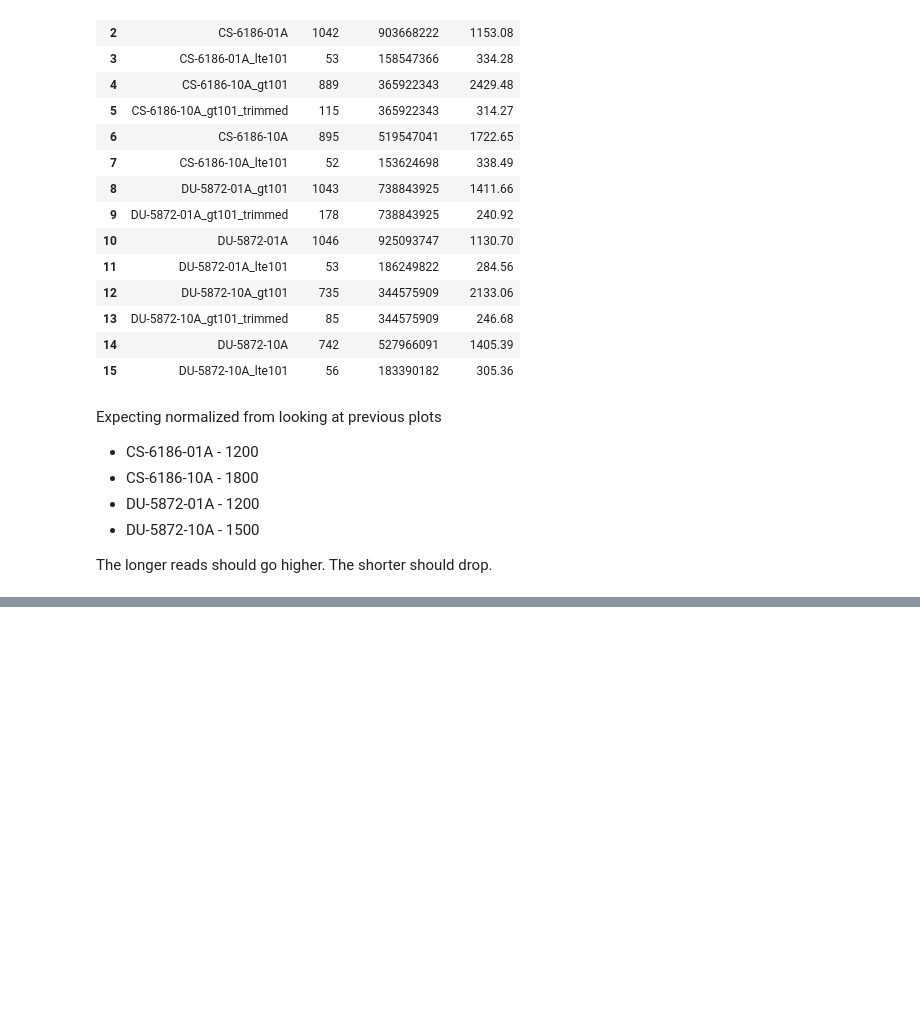
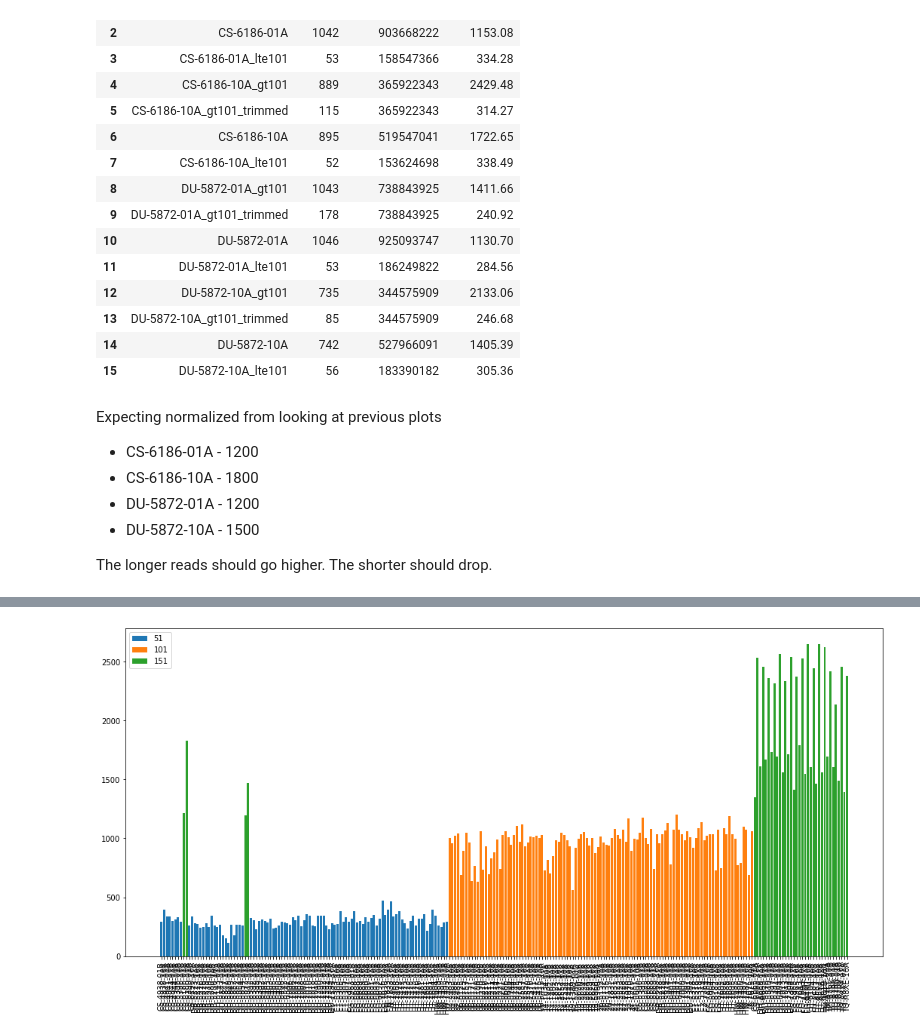
Before and after one commit to ucsffrancislab/genomics, a Jupyter notebook: data/20200603-TCGA-GBMLGG-WGS/20210615-hkle-chimera-length-test/Analysis HERVK113 1000.ipynb, the cells around one changed output, grey strips where cells are left out. Cells and saved outputs as stored; diff of their text form; code cells hidden in the pictures; blank space fills up the shorter version.

Commit message:
Added quick normalized insertion point plot grouped by raw read length

```diff
--- a/data/20200603-TCGA-GBMLGG-WGS/20210615-hkle-chimera-length-test/Analysis HERVK113 1000.ipynb
+++ b/data/20200603-TCGA-GBMLGG-WGS/20210615-hkle-chimera-length-test/Analysis HERVK113 1000.ipynb
@@ -388,0 +410,2 @@ The longer reads should go higher. The shorter should drop.
+# %%
+cm=cm[(cm['sample'].str.contains("-01.$") | cm['sample'].str.contains("-10.$") )]
@@ -388,0 +425,6 @@ The longer reads should go higher. The shorter should drop.
+# %%
+c=pd.read_csv('read_lengths.csv',header=None,names=['sample','raw read length'])
+c.rename(columns={"sample": "sequencing"},inplace=True)
+c['sample']=c['sequencing'].astype(str).str[0:11]
+#c['subject']=c['sequencing'].astype(str).str[0:7]
+c
@@ -388,0 +445,3 @@ The longer reads should go higher. The shorter should drop.
+# %%
+cm=cm.merge(c,on='sample')
+cm
@@ -388,0 +462,2 @@ The longer reads should go higher. The shorter should drop.
+# %%
+cm['normalized']=1e9*cm['r1000 uniq HERVK113 paired human Q20 aligned']/cm['raw pair count']
@@ -388,0 +480,10 @@ The longer reads should go higher. The shorter should drop.
+# %%
+groups = cm.groupby('raw read length')
+fig, ax = plt.subplots()
+plt.xticks(rotation=90)
+for name, group in groups:
+    ax.bar(group['sample'],group['normalized'], label=name)
+ax.legend()
+plt.show()
+# %% [output]
+[figure, added]
```
Also changed, not shown: parts of 11 cells of this notebook, 1 other file.
